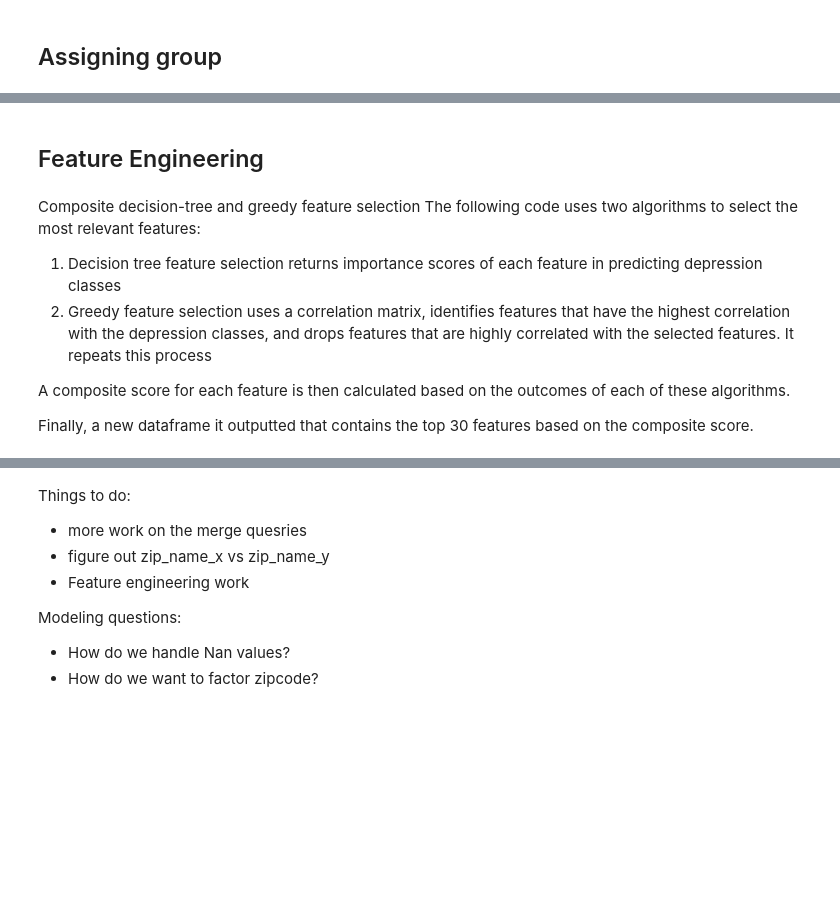
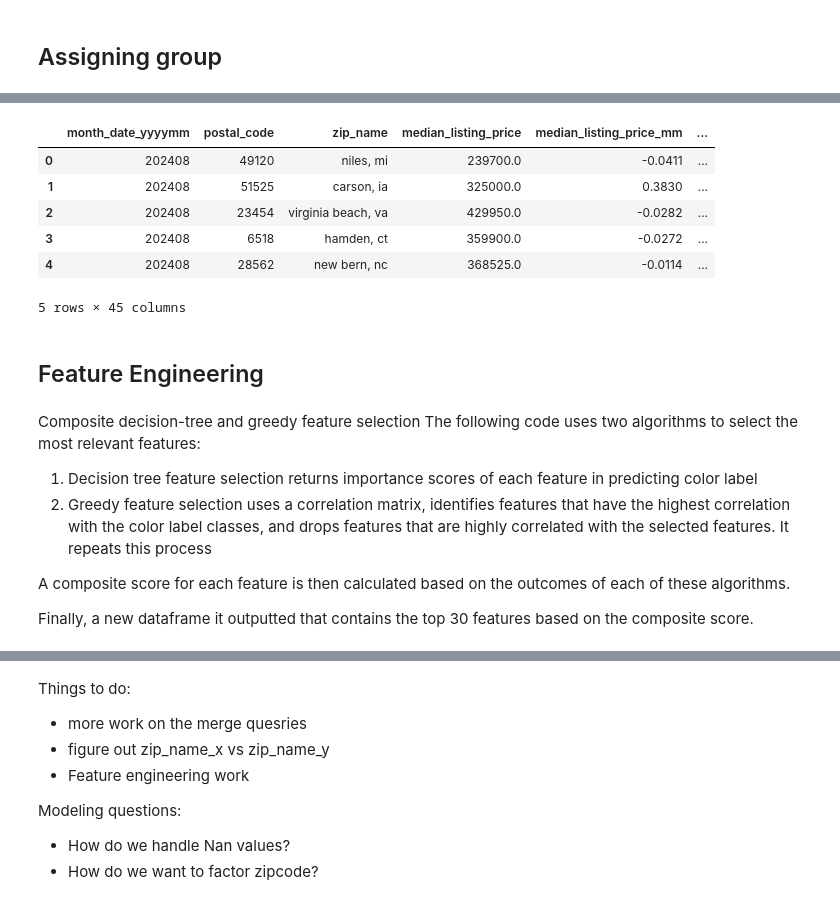
Before and after one commit to kkuc100/real_estate_analysis, a Jupyter notebook: Notebooks/leo_eda_realtor.ipynb, the cells around one changed output, grey strips where cells are left out. Saved outputs shown, nothing was run; the diff lists cells and outputs as text; code cells hidden in the pictures; blank space fills up the shorter version.

```diff
--- a/Notebooks/leo_eda_realtor.ipynb
+++ b/Notebooks/leo_eda_realtor.ipynb
@@ -75,6 +78,11 @@ df_realtor_zip_monthly_historical = df_realtor_zip_monthly_historical[df_realtor
 df_realtor_zip_monthly_historical['year'] = df_realtor_zip_monthly_historical['month_date_yyyymm'].str[:4]
 df_realtor_zip_monthly_historical['month'] = df_realtor_zip_monthly_historical['month_date_yyyymm'].str[-2:]
 df_realtor_zip_monthly_historical['date'] = pd.to_datetime(df_realtor_zip_monthly_historical['month_date_yyyymm'], format='%Y%m')
+
+
+df_realtor_zip_monthly_current['year'] = df_realtor_zip_monthly_current['month_date_yyyymm'].str[:4]
+df_realtor_zip_monthly_current['month'] = df_realtor_zip_monthly_current['month_date_yyyymm'].str[-2:]
+df_realtor_zip_monthly_current['date'] = pd.to_datetime(df_realtor_zip_monthly_current['month_date_yyyymm'], format='%Y%m')
 np.shape(df_realtor_zip_monthly_historical)
 # %% [output]
 (2853386, 43)
@@ -347 +319,68 @@ new_df.head()
 5 rows × 45 columns
+# %%
+def assign_label(group):
+    """
+    Classify median days on market based on percentile
+    """
+    quantile_10 = group['median_days_on_market'].quantile(0.10)
+    quantile_20 = group['median_days_on_market'].quantile(0.20)
+    quantile_30 = group['median_days_on_market'].quantile(0.30)
+    quantile_40 = group['median_days_on_market'].quantile(0.40)
+    quantile_50 = group['median_days_on_market'].quantile(0.50)
+    quantile_60 = group['median_days_on_market'].quantile(0.60)
+    quantile_70 = group['median_days_on_market'].quantile(0.70)
+    quantile_80 = group['median_days_on_market'].quantile(0.80)
+    quantile_90 = group['median_days_on_market'].quantile(0.90)
+
+    def get_label(value):
+        if value <= quantile_10:
+            return 1
+        elif value <= quantile_20:
+            return 2
+        elif value <= quantile_30:
+            return 3
+        elif value <= quantile_40:
+            return 4
+        elif value <= quantile_50:
+            return 5
+        elif value <= quantile_60:
+            return 6
+        elif value <= quantile_70:
+            return 7
+        elif value <= quantile_80:
+            return 8
+        elif value <= quantile_90:
+            return 9
+        else:
+            return 10
+
+    def get_color(value):
+        if value <= quantile_30:
+            return 'Green'
+        elif value <= quantile_60:
+            return 'Yellow'
+        else:
+            return 'Red'
+
+    group['percentile_label'] = group['median_days_on_market'].apply(get_label)
+    group['color_label'] = group['median_days_on_market'].apply(get_color)
+    return group
+
+# Apply the function to each group
+new_df1 = new_df1.groupby('postal_code').apply(assign_label)
+
+# Reset the data frame
+new_df1 = new_df1.reset_index(drop=True)
+
+#Shuffling the data frame
+new_df1 = new_df1.sample(frac=1).reset_index(drop=True)
+
+new_df1.head()
+# %% [output]
+|  | month_date_yyyymm | postal_code | zip_name | median_listing_price | median_listing_price_mm | ... |
+| 0 | 202408 | 49120 | niles, mi | 239700.0 | -0.0411 | ... |
+| 1 | 202408 | 51525 | carson, ia | 325000.0 | 0.3830 | ... |
+| 2 | 202408 | 23454 | virginia beach, va | 429950.0 | -0.0282 | ... |
+| 3 | 202408 | 6518 | hamden, ct | 359900.0 | -0.0272 | ... |
+| 4 | 202408 | 28562 | new bern, nc | 368525.0 | -0.0114 | ... |
+5 rows × 45 columns
@@ -351,8 +394,8 @@ new_df.head()
 Composite decision-tree and greedy feature selection
 The following code uses two algorithms to select the most relevant features:
 
-1. Decision tree feature selection returns importance scores of each feature in predicting depression classes
-2. Greedy feature selection uses a correlation matrix, identifies features that have the highest correlation with the depression classes, and drops features that are highly correlated with the selected features. It repeats this process
+1. Decision tree feature selection returns importance scores of each feature in predicting color label
+2. Greedy feature selection uses a correlation matrix, identifies features that have the highest correlation with the color label classes, and drops features that are highly correlated with the selected features. It repeats this process
 
 A composite score for each feature is then calculated based on the outcomes of each of these algorithms.
 
```
Also changed, not shown: parts of 16 cells of this notebook.
